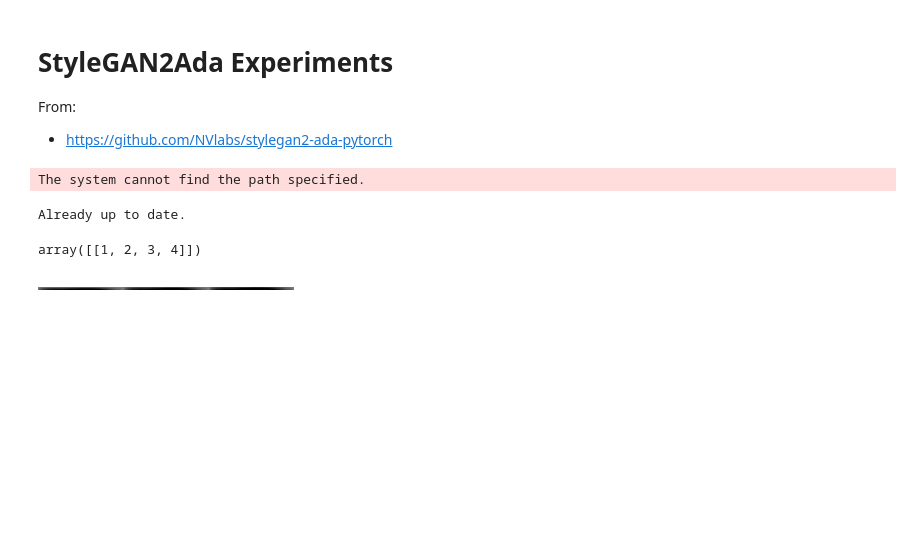
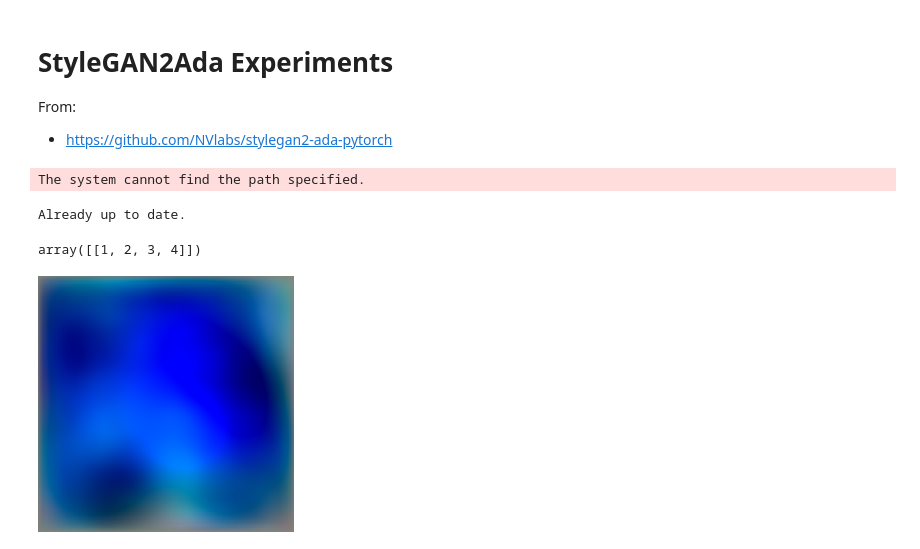
Before and after one commit to bill2bill/latent-stylegan2-ada-pytorch, a Jupyter notebook: example/sample.ipynb, the cells around one changed output. Saved outputs shown, nothing was run; the diff lists cells and outputs as text; code cells hidden in the pictures; blank space fills up the shorter version.

```diff
--- a/example/sample.ipynb
+++ b/example/sample.ipynb
@@ -24,8 +24,8 @@ array([[1, 2, 3, 4]])
 # %%
 from PIL import Image
 
-path = '/data/imagefolder/stylegan2/output/2/00056-images256x256-subset1-auto4/fakes_init.png'
+path = '/data/imagefolder/stylegan2/output/2/00057-images256x256-subset1-auto4/fakes_init.png'
 
 Image.open(path)
 # %% [output]
-[figure, old version]
+[figure, new version]
```
Also changed, not shown: 1 other file.
